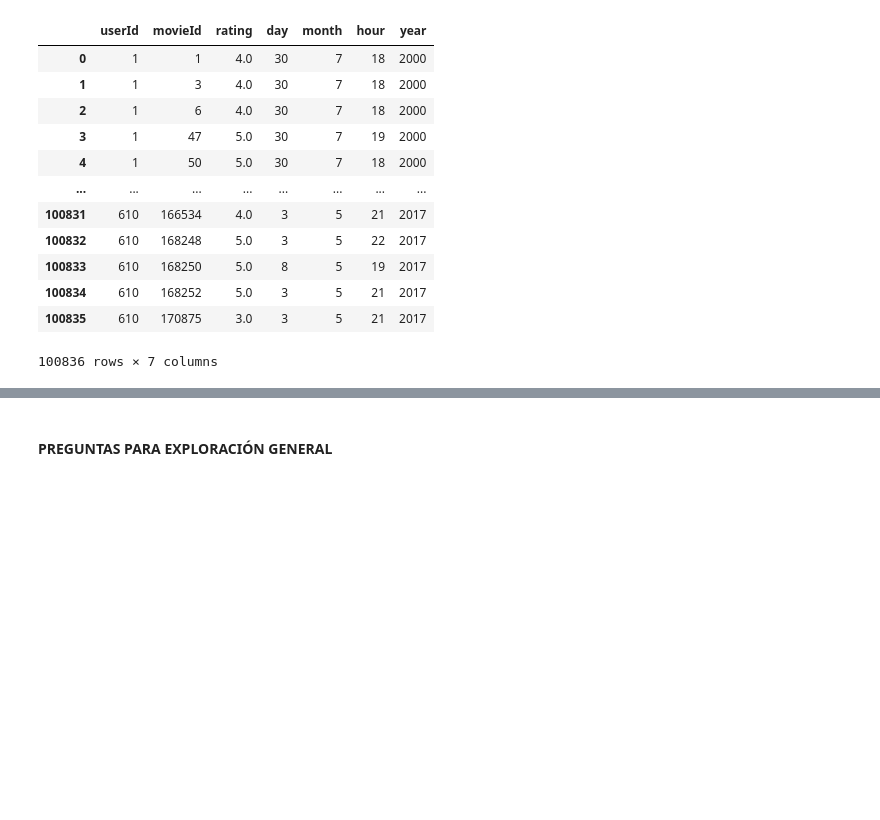
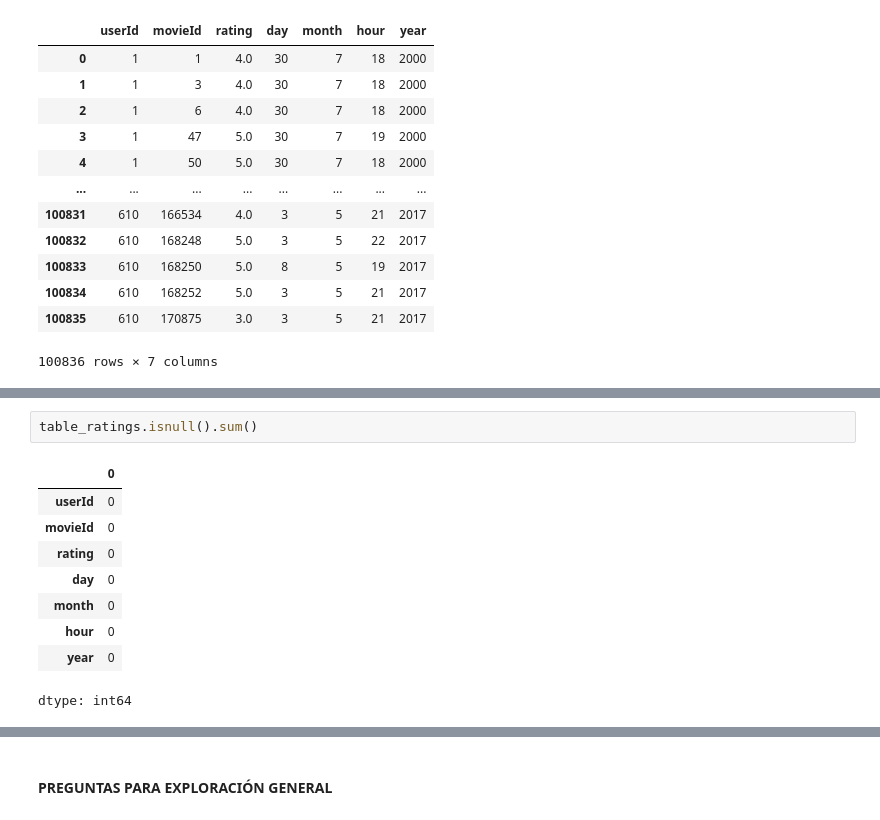
Before and after one commit to JuanCH94/Marketing, a Jupyter notebook: a_exploracion.ipynb, the cells around one changed output, grey strips where cells are left out. Saved outputs shown, nothing was run; the diff lists cells and outputs as text; blank space fills up the shorter version.

```diff
--- a/a_exploracion.ipynb
+++ b/a_exploracion.ipynb
@@ -221,0 +264,12 @@ display(table_ratings)
+# %%
+table_ratings.isnull().sum()
+# %% [output]
+|  | 0 |
+| userId | 0 |
+| movieId | 0 |
+| rating | 0 |
+| day | 0 |
+| month | 0 |
+| hour | 0 |
+| year | 0 |
+dtype: int64
```
Also changed, not shown: parts of 8 cells of this notebook.
